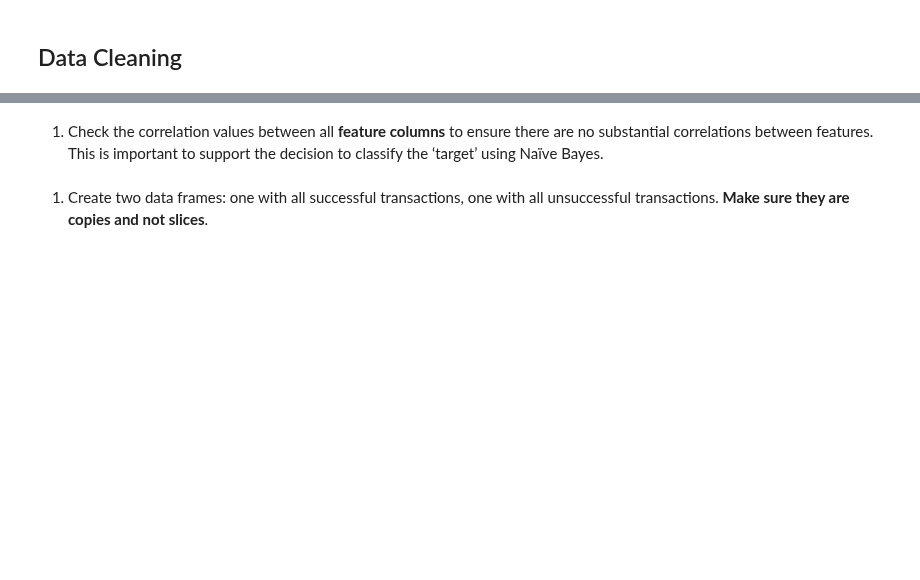
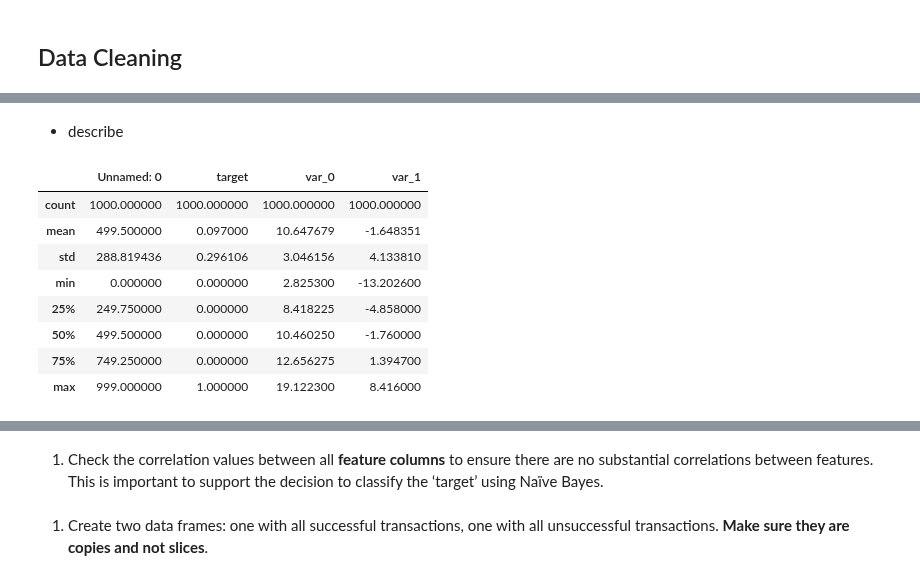
Before and after one commit to tanickell/Data-Science-Portfolio-C22, a Jupyter notebook: Modules/Module_1_Intro_to_DS_and_Naive_Bayes/Projects/Instructions/Project.1-Transactions/Project.1-Pass-01.ipynb, the cells around one changed output, grey strips where cells are left out. Drawn from its saved outputs; the diff is of its cells as text; code cells hidden in the pictures; blank space fills up the shorter version.

```diff
--- a/Modules/Module_1_Intro_to_DS_and_Naive_Bayes/Projects/Instructions/Project.1-Transactions/Project.1-Pass-01.ipynb
+++ b/Modules/Module_1_Intro_to_DS_and_Naive_Bayes/Projects/Instructions/Project.1-Transactions/Project.1-Pass-01.ipynb
@@ -37,0 +114,14 @@
+# %% [markdown]
+- describe
+# %%
+df.describe()
+# %% [output]
+|  | Unnamed: 0 | target | var_0 | var_1 |
+| count | 1000.000000 | 1000.000000 | 1000.000000 | 1000.000000 |
+| mean | 499.500000 | 0.097000 | 10.647679 | -1.648351 |
+| std | 288.819436 | 0.296106 | 3.046156 | 4.133810 |
+| min | 0.000000 | 0.000000 | 2.825300 | -13.202600 |
+| 25% | 249.750000 | 0.000000 | 8.418225 | -4.858000 |
+| 50% | 499.500000 | 0.000000 | 10.460250 | -1.760000 |
+| 75% | 749.250000 | 0.000000 | 12.656275 | 1.394700 |
+| max | 999.000000 | 1.000000 | 19.122300 | 8.416000 |
```
Also changed, not shown: parts of 32 cells of this notebook.
